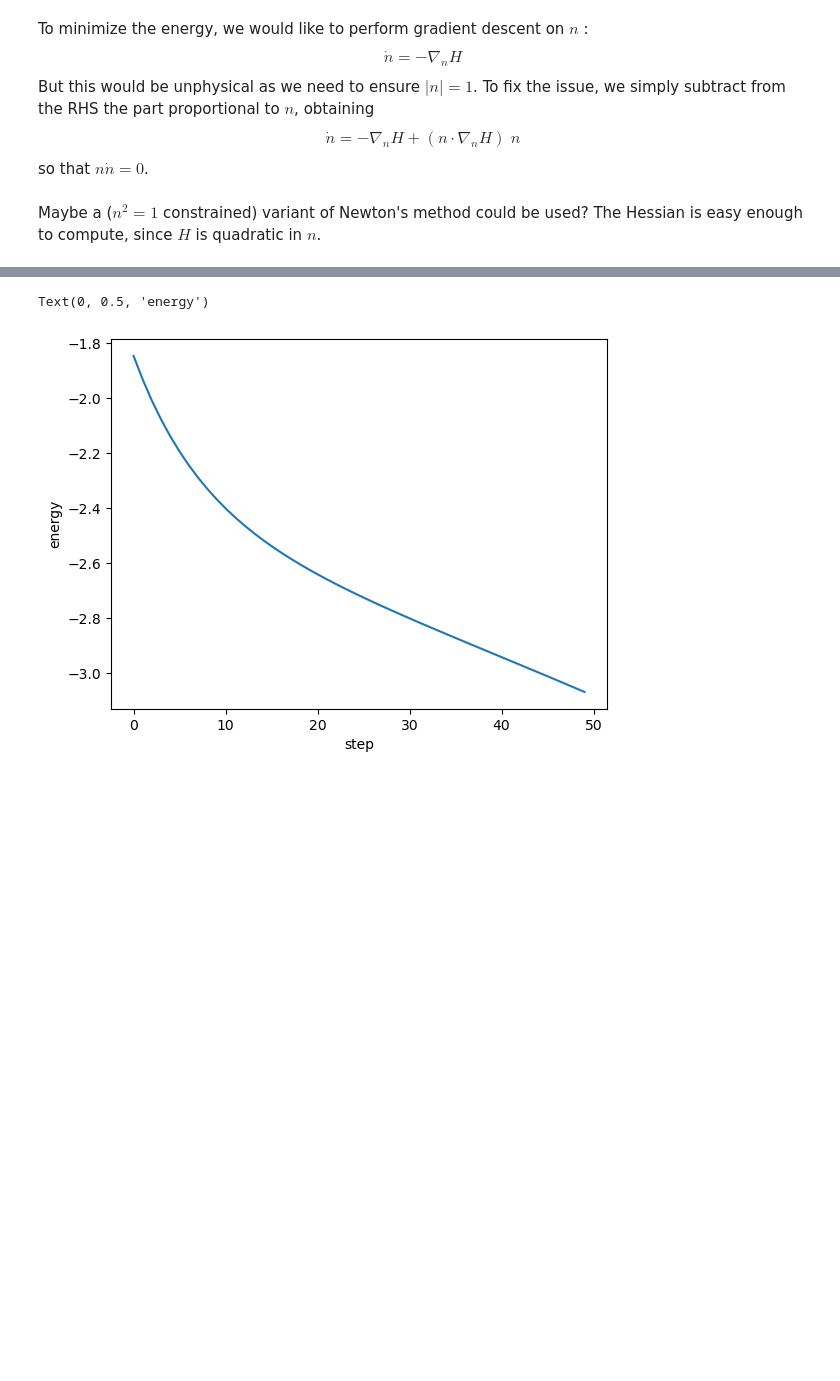
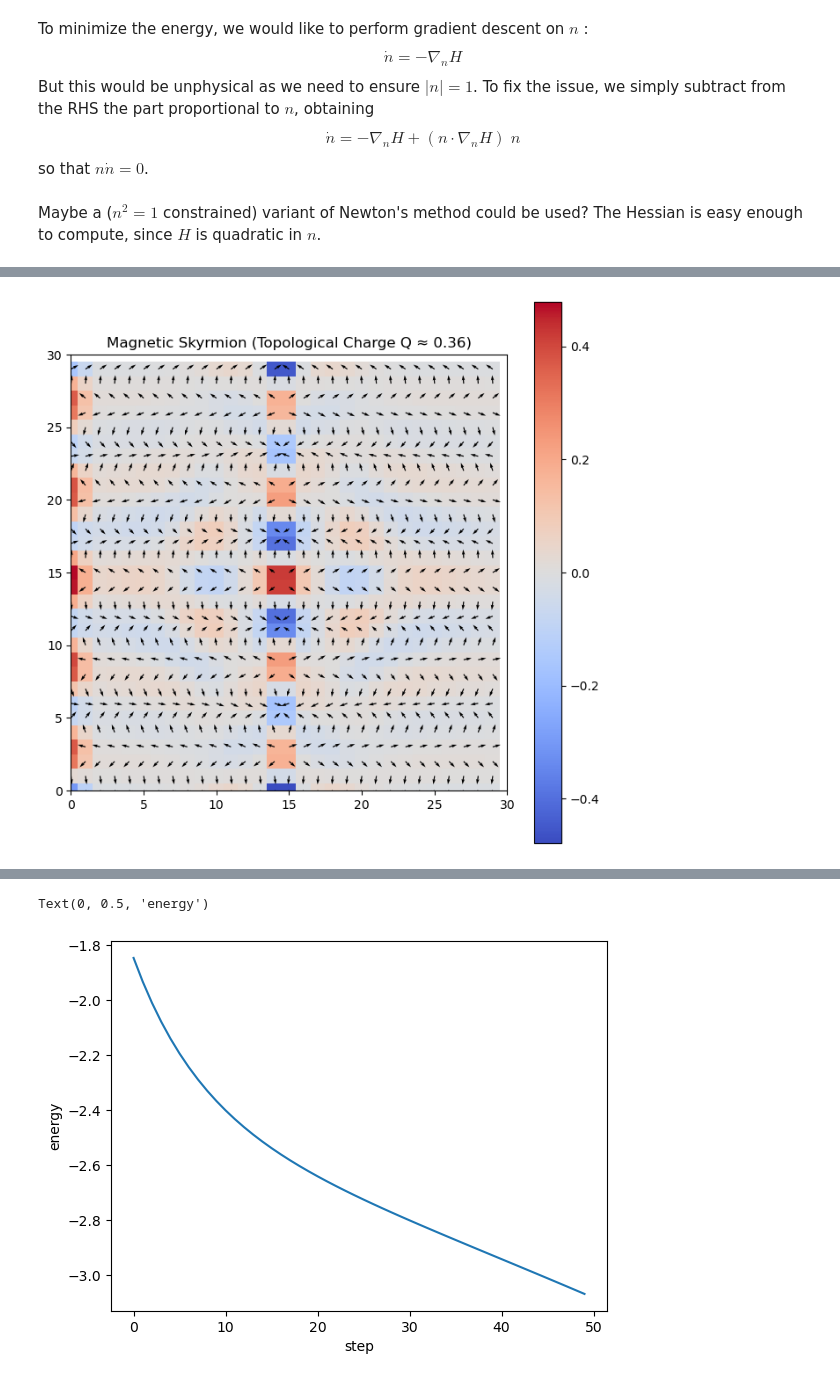
Before and after one commit to jan-chelmecki/skyrmion-tunnelling, a Jupyter notebook: instanton.ipynb, the cells around one changed output, grey strips where cells are left out. Drawn from its saved outputs; the diff is of its cells as text; code cells hidden in the pictures; blank space fills up the shorter version.

```diff
--- a/instanton.ipynb
+++ b/instanton.ipynb
@@ -81,6 +129,7 @@ H_vect(n,1.0, -0.2, -0.1, 1.23)
 # %%
+nx = 50; ny =50
 #J1 = 1.0; J2 = -0.25; J3 = -0.10; B = -0.006
-J1 = 1.0; J2 = -0.30; J3 = -0.20; B = 0.002
+J1 = 1.0; J2 = -0.30; J3 = -0.20; B = B_uniform(nx,ny,0.002, rim=True,rim_val=0.02)
 #J1 = 1.0; J2 = -0.25; J3 = -0.20; B = 0.0
 nx = 30; ny =30
 
@@ -136,7 +185,7 @@ def relax(n_init, nx, ny, J1, J2, J3, B, dt, N_steps):
         for i in range(nx):
             for j in range(ny):
                 #external field
-                g[2,i,j] += B
+                g[2,i,j] += B[i,j]
                 for (k,l) in [(i+1,j),(i,j+1)]:
                     k = k%nx; l = j%ny; # periodic BCs
                     g[:,i,j] += J1* n[:,k,l]
@@ -211,3 +265,7 @@ plt.colorbar()
+# %%
+show(n_Sk)
+# %% [output]
+[figure, added]
 # %%
 H_vect(n_Sk,J1,J2,J3,B)
 # %% [output]
```
Also changed, not shown: parts of 12 cells of this notebook.
